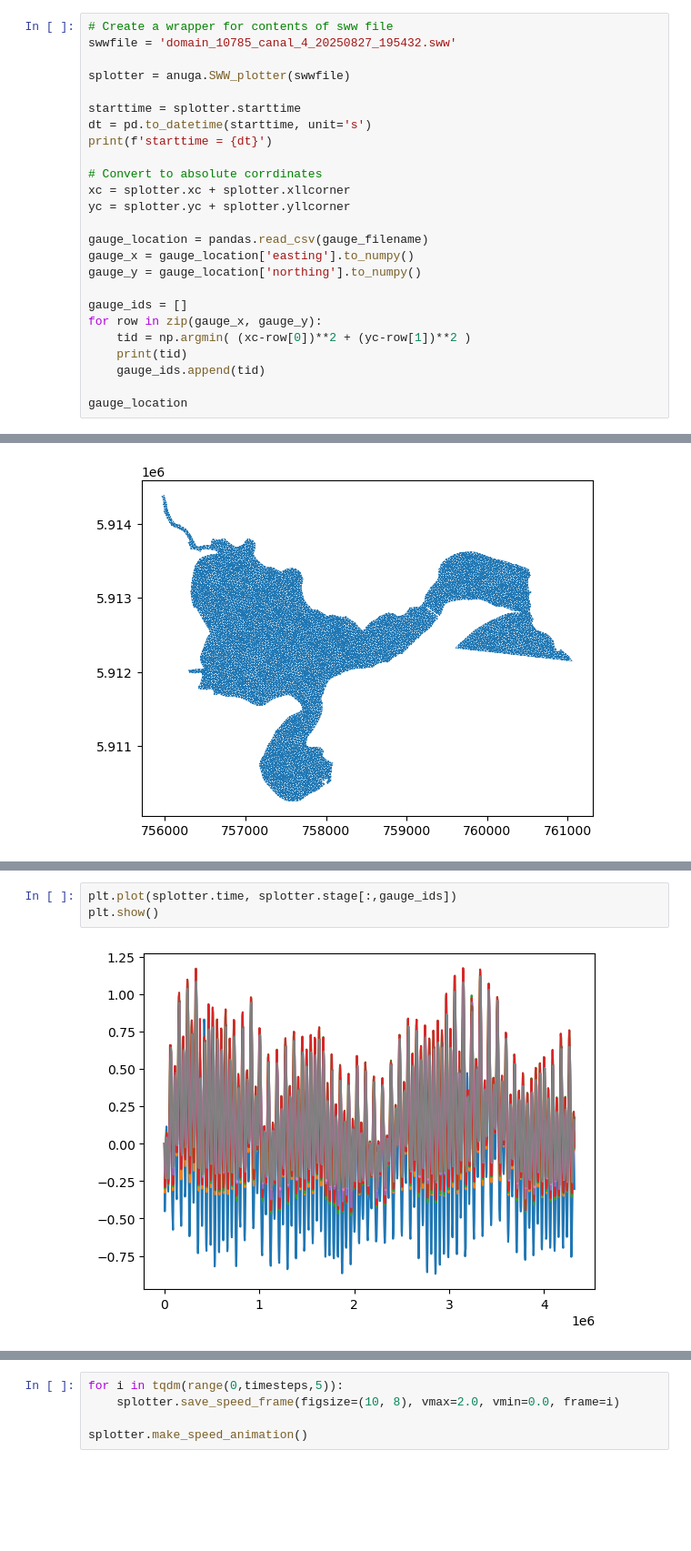
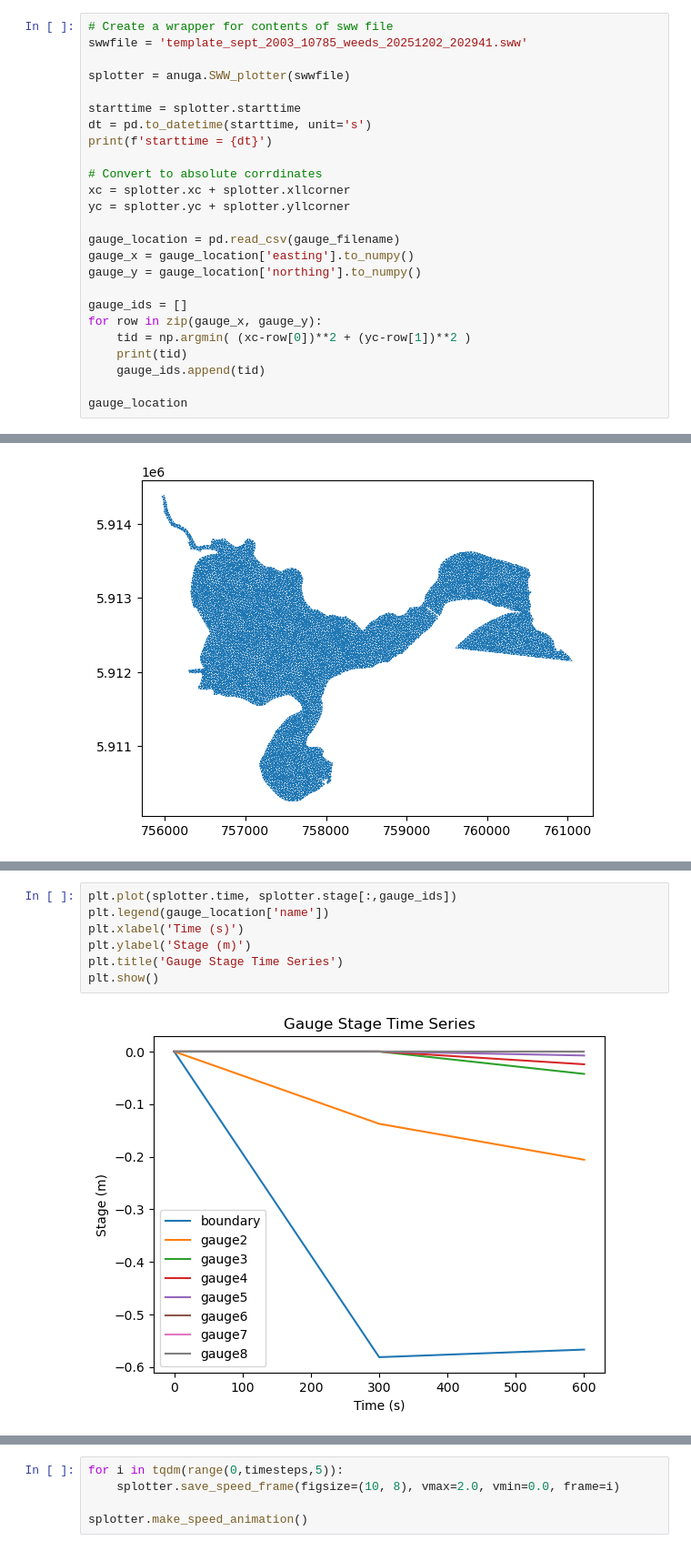
Before and after one commit to stoiver/merimbula, a Jupyter notebook: simulations/template/nb_extract_gauge_data.ipynb, the cells around one changed output, grey strips where cells are left out. Shown at 91% size. Saved outputs shown, nothing was run; the diff lists cells and outputs as text; blank space fills up the shorter version.

```diff
--- a/simulations/template/nb_extract_gauge_data.ipynb
+++ b/simulations/template/nb_extract_gauge_data.ipynb
@@ -26,6 +39,6 @@ drwxr-xr-x 2 steve steve 4.0K Sep  8 20:31 __pycache__/
 # %%
 # Create a wrapper for contents of sww file
-swwfile = 'domain_10785_canal_4_20250827_195432.sww'
+swwfile = 'template_sept_2003_10785_weeds_20251202_202941.sww'
 
 splotter = anuga.SWW_plotter(swwfile)
 
@@ -37,7 +50,7 @@ print(f'starttime = {dt}')
 xc = splotter.xc + splotter.xllcorner
 yc = splotter.yc + splotter.yllcorner
 
-gauge_location = pandas.read_csv(gauge_filename)
+gauge_location = pd.read_csv(gauge_filename)
 gauge_x = gauge_location['easting'].to_numpy()
 gauge_y = gauge_location['northing'].to_numpy()
 
@@ -112,9 +125,13 @@ for gid in gauge_ids:
 3916
 # %%
 plt.plot(splotter.time, splotter.stage[:,gauge_ids])
+plt.legend(gauge_location['name'])
+plt.xlabel('Time (s)')
+plt.ylabel('Stage (m)')
+plt.title('Gauge Stage Time Series')
 plt.show()
 # %% [output]
-[figure, old version]
+[figure, new version]
 # %%
 model_dir = '../../model_data_sept_2003'
 
```
Also changed, not shown: parts of 6 cells of this notebook, 3 other files.
